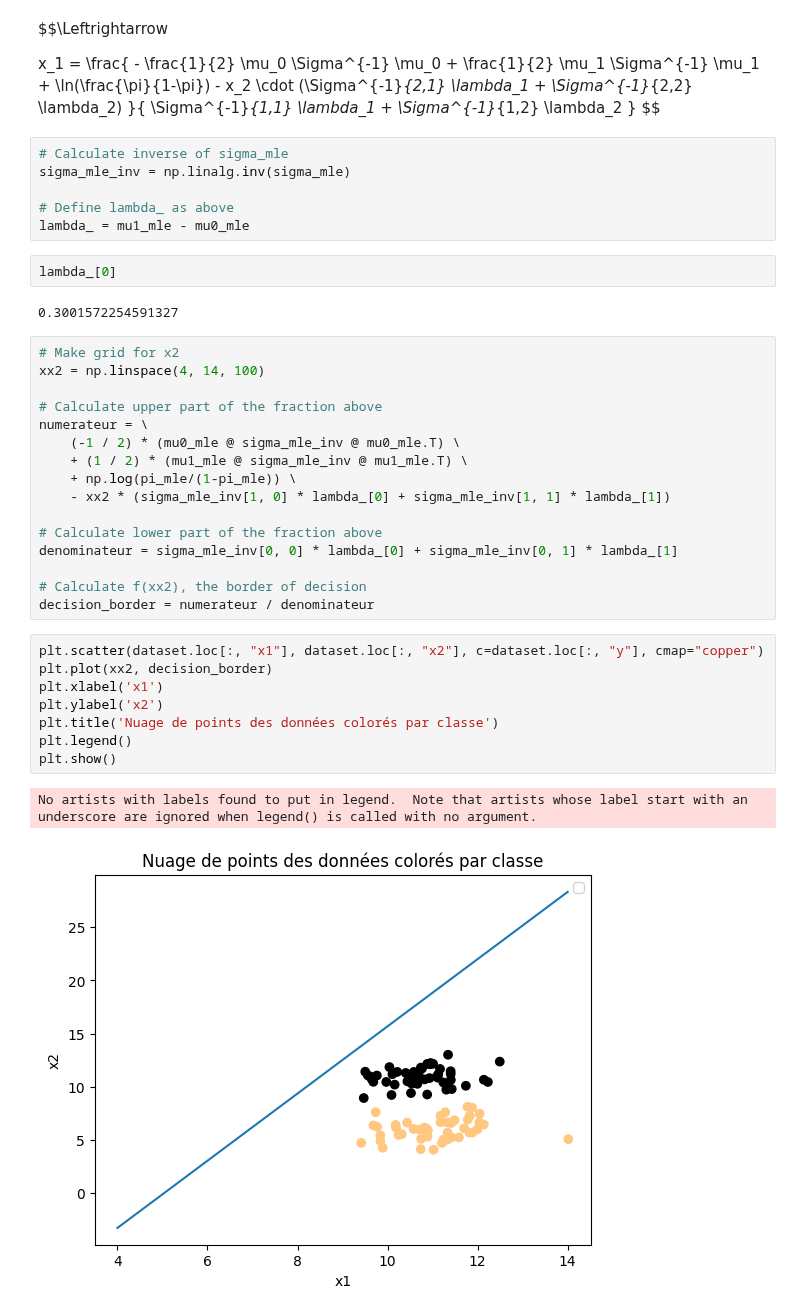
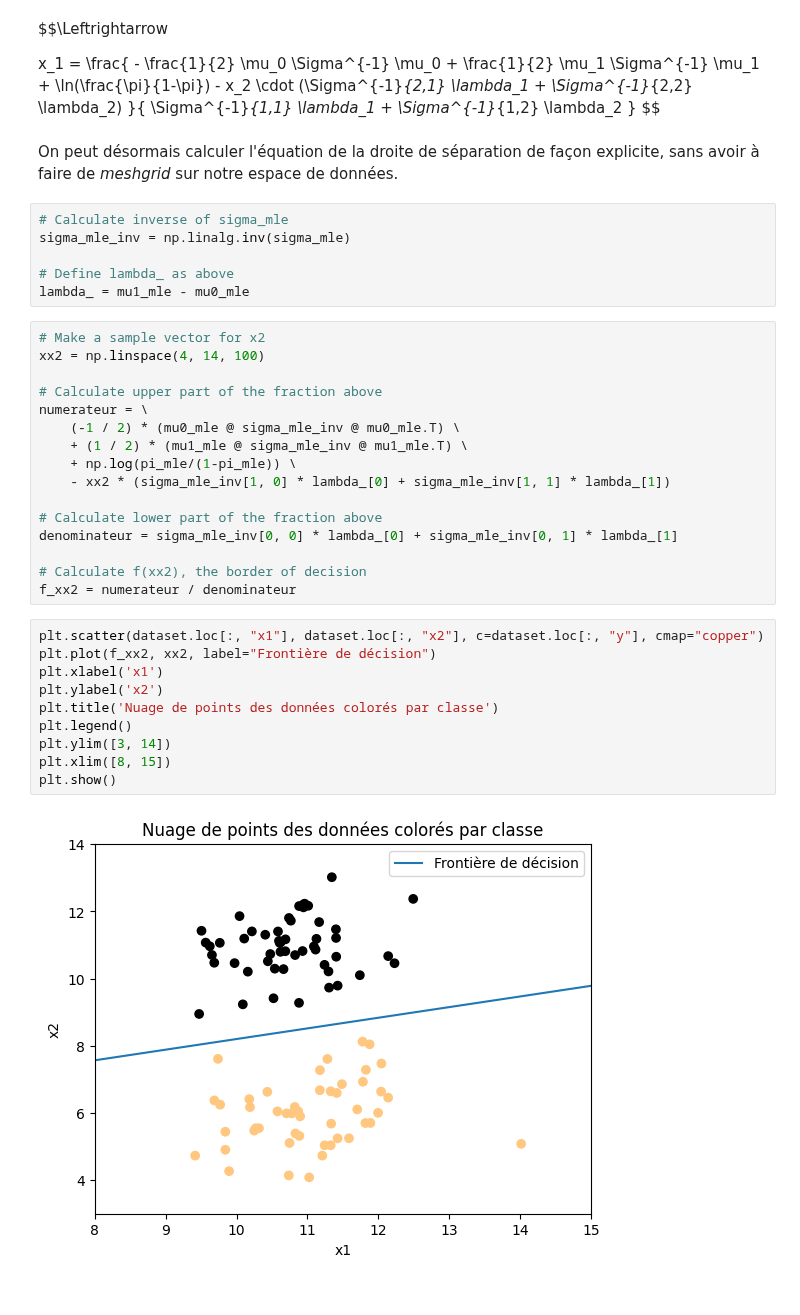
Before and after one commit to jExbrayat/introduction-artificial-intelligence, a Jupyter notebook: projet.ipynb, the cells around one changed output. Saved outputs shown, nothing was run; the diff lists cells and outputs as text.

Commit message:
plot border frontier

```diff
--- a/projet.ipynb
+++ b/projet.ipynb
@@ -483,18 +483,16 @@ x_1 = \frac{
     \Sigma^{-1}_{1,1} \lambda_1 + \Sigma^{-1}_{1,2} \lambda_2
 }
 $$
+# %% [markdown]
+On peut désormais calculer l'équation de la droite de séparation de façon explicite, sans avoir à faire de *meshgrid* sur notre espace de données.
 # %%
 # Calculate inverse of sigma_mle
 sigma_mle_inv = np.linalg.inv(sigma_mle)
 
 # Define lambda_ as above
 lambda_ = mu1_mle - mu0_mle
-# %%
-lambda_[0]
-# %% [output]
-0.3001572254591327
 # %%
-# Make grid for x2
+# Make a sample vector for x2
 xx2 = np.linspace(4, 14, 100)
 
 # Calculate upper part of the fraction above
@@ -508,15 +506,16 @@ numerateur = \
 denominateur = sigma_mle_inv[0, 0] * lambda_[0] + sigma_mle_inv[0, 1] * lambda_[1]
 
 # Calculate f(xx2), the border of decision
-decision_border = numerateur / denominateur
+f_xx2 = numerateur / denominateur
 # %%
 plt.scatter(dataset.loc[:, "x1"], dataset.loc[:, "x2"], c=dataset.loc[:, "y"], cmap="copper")
-plt.plot(xx2, decision_border)
+plt.plot(f_xx2, xx2, label="Frontière de décision")
 plt.xlabel('x1')
 plt.ylabel('x2')
 plt.title('Nuage de points des données colorés par classe')
 plt.legend()
+plt.ylim([3, 14])
+plt.xlim([8, 15])
 plt.show()
 # %% [output]
-No artists with labels found to put in legend.  Note that artists whose label start with an underscore are ignored when legend() is called with no argument.
-[figure, old version]
+[figure, new version]
```
